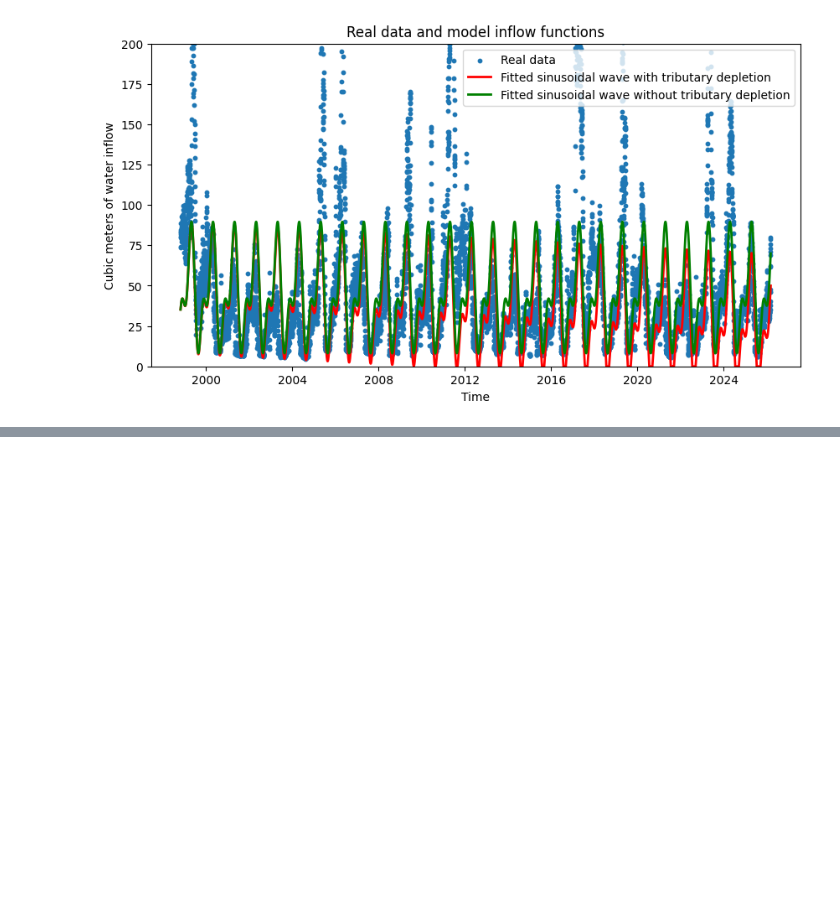
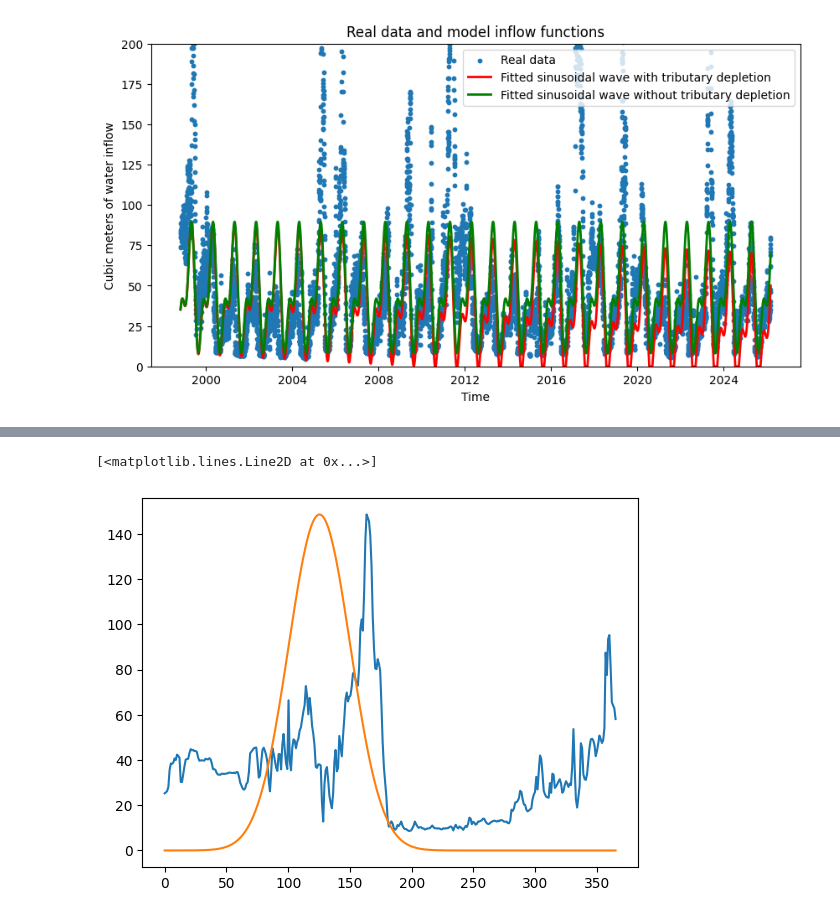
Before and after one commit to danilomcmaster/GSLModel, a Jupyter notebook: inflow.ipynb, the cells around one changed output, grey strips where cells are left out. Drawn from its saved outputs; the diff is of its cells as text; code cells hidden in the pictures; blank space fills up the shorter version.

```diff
--- a/inflow.ipynb
+++ b/inflow.ipynb
@@ -141,0 +196,8 @@ plt.show()
+# %%
+scales = maxes / np.max(pdf_vals)
+n = 10
+plt.plot(np.linspace(0, 365, 365), df_2000["value"][365*n:365*(n+1)])
+plt.plot(np.linspace(0, 365, 365), scales[n]*pdf_vals)
+# %% [output]
+[<matplotlib.lines.Line2D at 0x...>]
+[figure, added]
```
Also changed, not shown: parts of 32 cells of this notebook.
